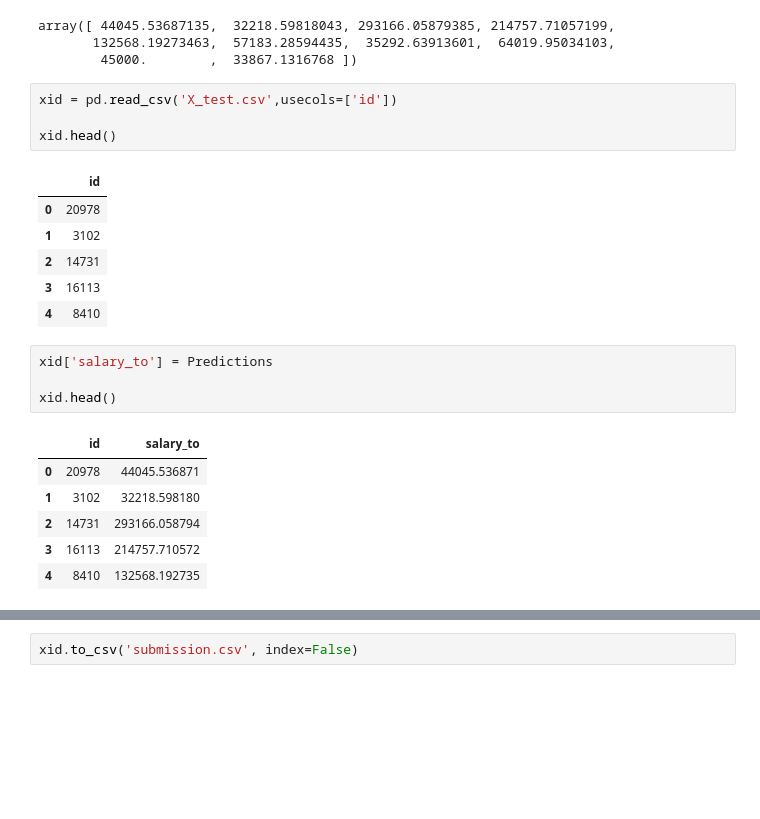
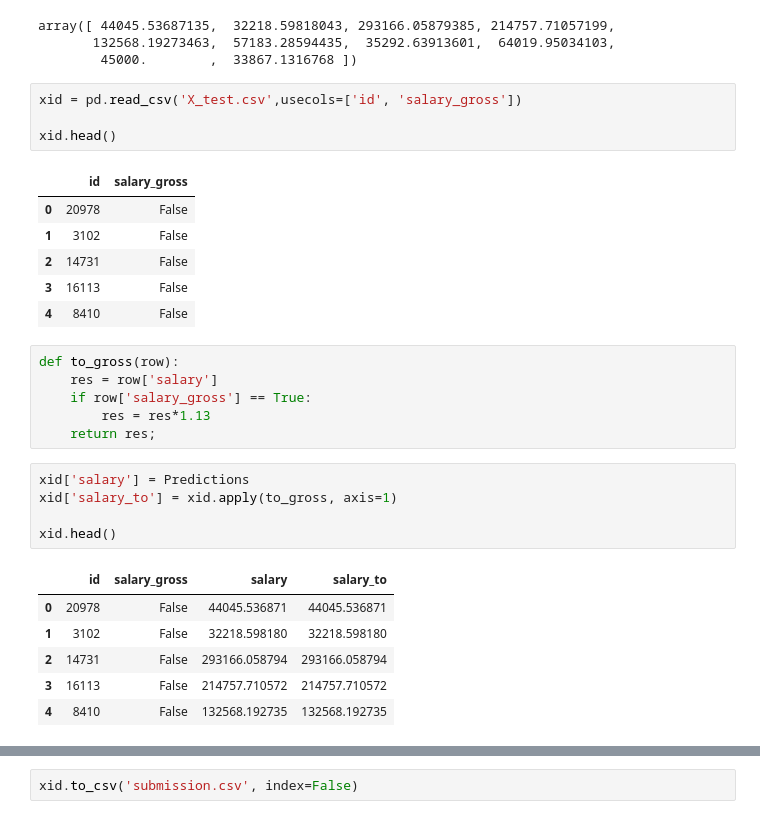
Before and after one commit to UltimateHikari/nsu-abmd-cyberhonk, a Jupyter notebook: rudometov-abmd.ipynb, the cells around one changed output, grey strips where cells are left out. Saved outputs shown, nothing was run; the diff lists cells and outputs as text; blank space fills up the shorter version.

```diff
--- a/rudometov-abmd.ipynb
+++ b/rudometov-abmd.ipynb
@@ -365,24 +377,31 @@ array([ 44045.53687135,  32218.59818043, 293166.05879385, 214757.71057199,
        132568.19273463,  57183.28594435,  35292.63913601,  64019.95034103,
         45000.        ,  33867.1316768 ])
 # %%
-xid = pd.read_csv('X_test.csv',usecols=['id'])
+xid = pd.read_csv('X_test.csv',usecols=['id', 'salary_gross'])
 
 xid.head()
 # %% [output]
-|  | id |
-| 0 | 20978 |
-| 1 | 3102 |
-| 2 | 14731 |
-| 3 | 16113 |
-| 4 | 8410 |
+|  | id | salary_gross |
+| 0 | 20978 | False |
+| 1 | 3102 | False |
+| 2 | 14731 | False |
+| 3 | 16113 | False |
+| 4 | 8410 | False |
+# %%
+def to_gross(row):
+    res = row['salary']
+    if row['salary_gross'] == True:
+        res = res*1.13
+    return res;
 # %%
-xid['salary_to'] = Predictions
+xid['salary'] = Predictions
+xid['salary_to'] = xid.apply(to_gross, axis=1)
 
 xid.head()
 # %% [output]
-|  | id | salary_to |
-| 0 | 20978 | 44045.536871 |
-| 1 | 3102 | 32218.598180 |
-| 2 | 14731 | 293166.058794 |
-| 3 | 16113 | 214757.710572 |
-| 4 | 8410 | 132568.192735 |
+|  | id | salary_gross | salary | salary_to |
+| 0 | 20978 | False | 44045.536871 | 44045.536871 |
+| 1 | 3102 | False | 32218.598180 | 32218.598180 |
+| 2 | 14731 | False | 293166.058794 | 293166.058794 |
+| 3 | 16113 | False | 214757.710572 | 214757.710572 |
+| 4 | 8410 | False | 132568.192735 | 132568.192735 |
```
Also changed, not shown: parts of 6 cells of this notebook.
